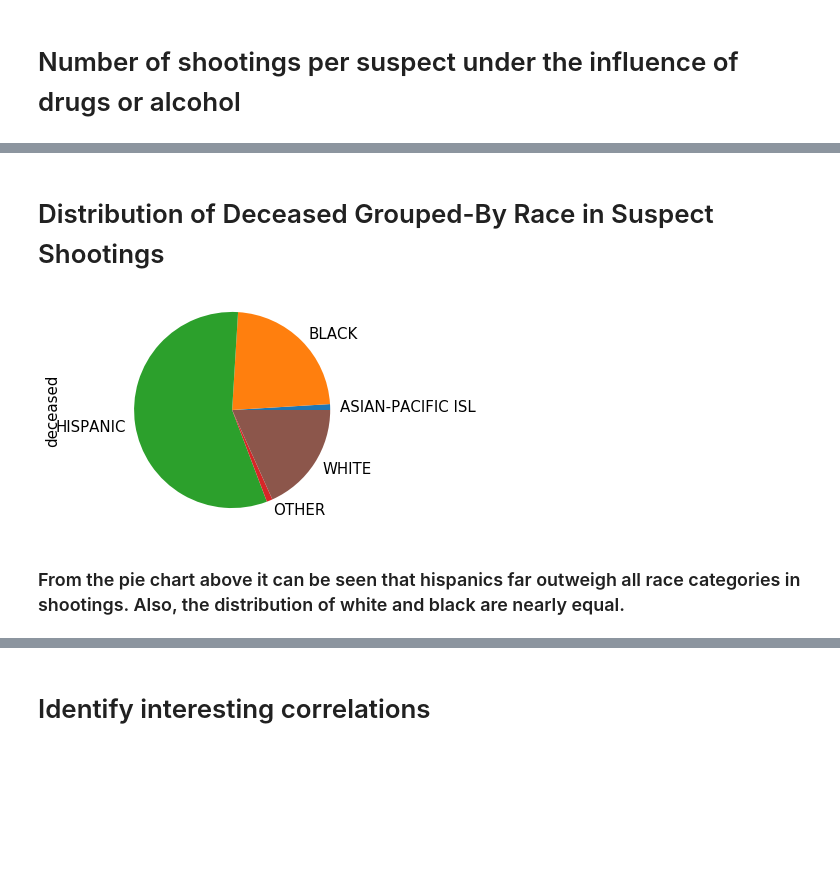
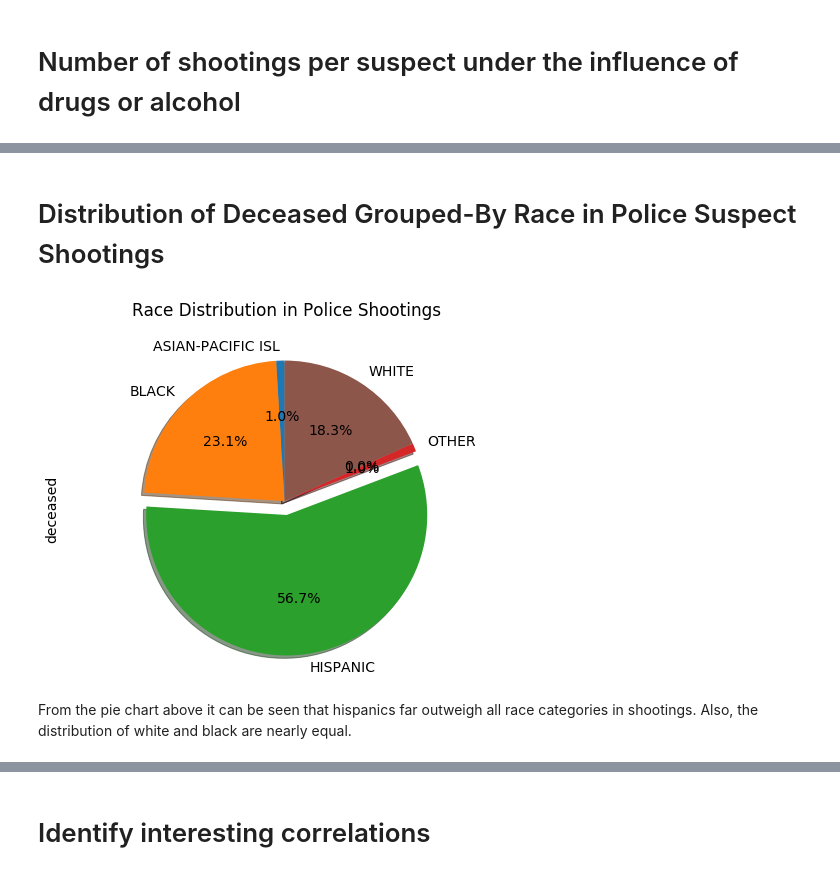
Before and after one commit to SeriousHyena/Sandbox, a Jupyter notebook: Los_Angeles_Police_shootings.ipynb, the cells around one changed output, grey strips where cells are left out. Drawn from its saved outputs; the diff is of its cells as text; code cells hidden in the pictures; blank space fills up the shorter version.

```diff
--- a/Los_Angeles_Police_shootings.ipynb
+++ b/Los_Angeles_Police_shootings.ipynb
@@ -339,11 +361,20 @@ plt.show()
 # %% [markdown]
-# Distribution of Deceased Grouped-By Race in Suspect Shootings
+# Distribution of Deceased Grouped-By Race in Police Suspect Shootings
-# %%
-
-df.deceased.groupby(df.suspect_race).sum().plot(kind='pie')
-plt.axis('equal')
-plt.show()
-# %% [output]
-[figure, removed]
+# %%
+from matplotlib.pyplot import figure
+from matplotlib import rcParams
+rcParams['axes.titlepad'] = 30
+figure(num=None, figsize=(8, 6))
+explode = (0,0,0.1,0,0,0)  # only must match the number of pie slices
+df.deceased.groupby(df.suspect_race).sum().plot(kind='pie', autopct='%1.1f%%',
+        shadow=True, startangle=90, explode=explode )
+#df.deceased.groupby(df.substance_name).sum().plot(kind='pie')
+plt.axis('equal')
+
+plt.title("Race Distribution in Police Shootings")
+
+plt.show()
+# %% [output]
+[figure, added]
 # %% [markdown]
-### From the pie chart above it can be seen that hispanics far outweigh all race categories in shootings. Also, the distribution of white and black are nearly equal.
+From the pie chart above it can be seen that hispanics far outweigh all race categories in shootings. Also, the distribution of white and black are nearly equal.
```
Also changed, not shown: parts of 7 cells of this notebook.
